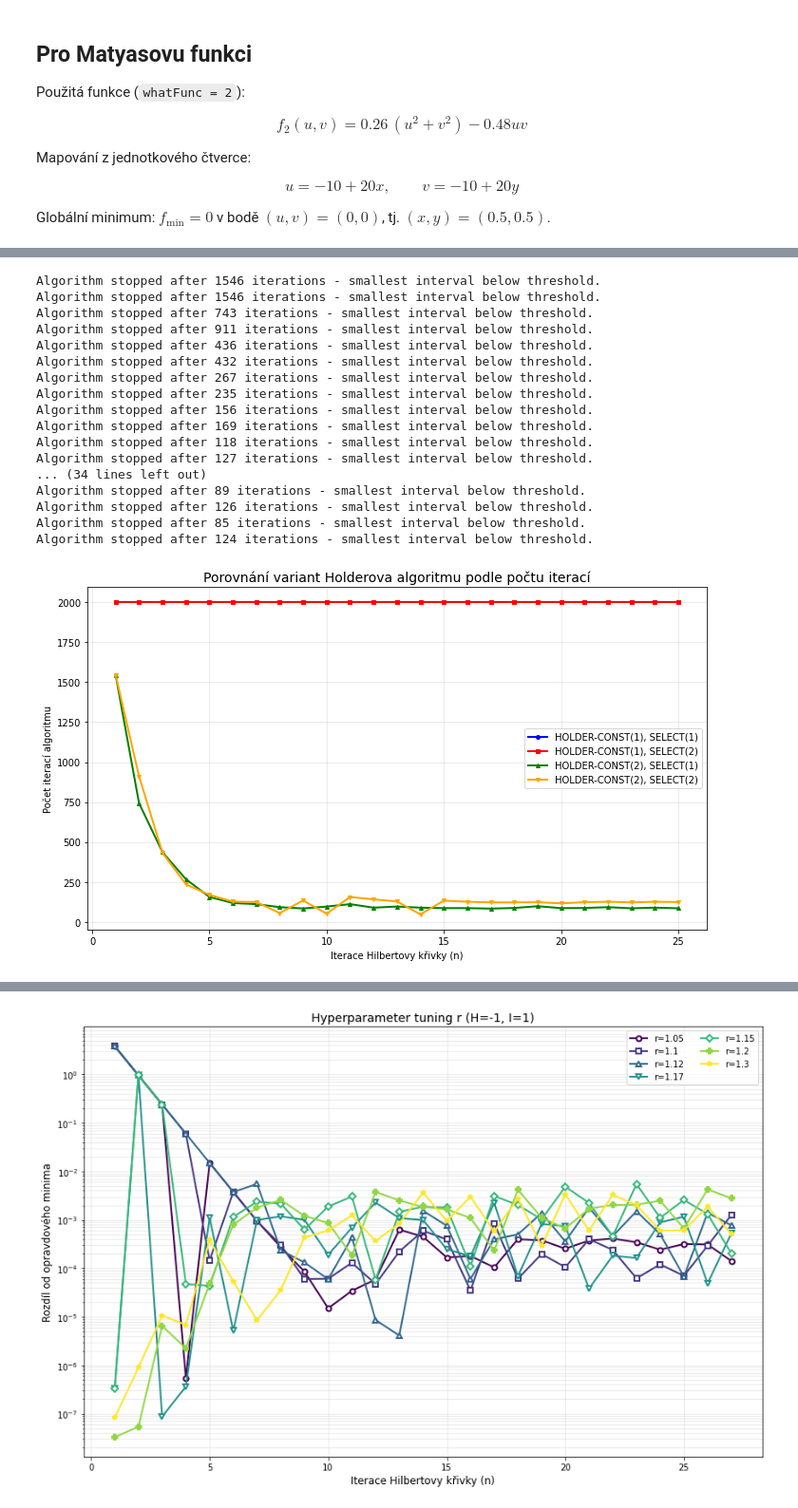
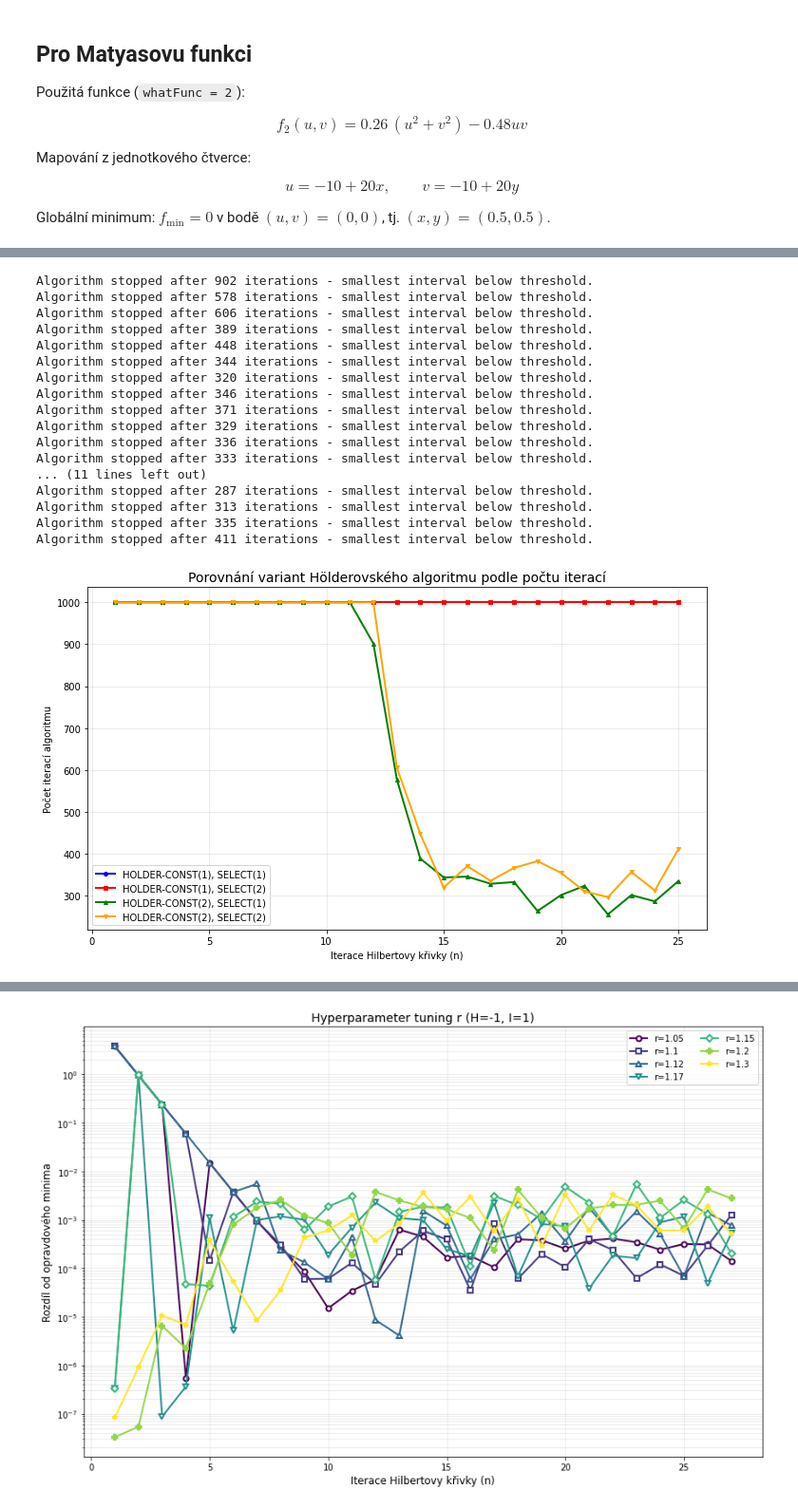
Before and after one commit to NIE0087/BP---prostor-vyplnujici-krivky, a Jupyter notebook: example2D.ipynb, the cells around one changed output, grey strips where cells are left out. Shown at 95% size. Saved outputs shown, nothing was run; the diff lists cells and outputs as text; code cells hidden in the pictures.

```diff
--- a/example2D.ipynb
+++ b/example2D.ipynb
@@ -118,7 +118,7 @@ Stopped by max_iter condition
 # %%
 errors =h2d.run_error_heatmap_round(
     H=2*((5)**(1/2)),
-    I=1,
+    I=2,
     r=1.1,
     max_iter=1500,
     whatFunc=0,
@@ -436,31 +432,31 @@ Algorithm stopped after 295 iterations - smallest interval below threshold.
 # %%
 h2d.compare_holder_variants_iterations(
     r=1.12,
-    eps=1e-3,
+    eps=1e-6,
     max_iter=1000,
     N_vals=[1,2,3,4,5,6,7,8,9,10,11,12,13,14,15,16,17,18,19,20,21,22,23,24,25],
     whatFunc=2,
     true_min=true_min3,
 )
 # %% [output]
-Algorithm stopped after 1546 iterations - smallest interval below threshold.
-Algorithm stopped after 1546 iterations - smallest interval below threshold.
-Algorithm stopped after 743 iterations - smallest interval below threshold.
-Algorithm stopped after 911 iterations - smallest interval below threshold.
-Algorithm stopped after 436 iterations - smallest interval below threshold.
-Algorithm stopped after 432 iterations - smallest interval below threshold.
-Algorithm stopped after 267 iterations - smallest interval below threshold.
-Algorithm stopped after 235 iterations - smallest interval below threshold.
-Algorithm stopped after 156 iterations - smallest interval below threshold.
-Algorithm stopped after 169 iterations - smallest interval below threshold.
-Algorithm stopped after 118 iterations - smallest interval below threshold.
-Algorithm stopped after 127 iterations - smallest interval below threshold.
-... (34 lines left out)
-Algorithm stopped after 89 iterations - smallest interval below threshold.
-Algorithm stopped after 126 iterations - smallest interval below threshold.
-Algorithm stopped after 85 iterations - smallest interval below threshold.
-Algorithm stopped after 124 iterations - smallest interval below threshold.
+Algorithm stopped after 902 iterations - smallest interval below threshold.
+Algorithm stopped after 578 iterations - smallest interval below threshold.
+Algorithm stopped after 606 iterations - smallest interval below threshold.
+Algorithm stopped after 389 iterations - smallest interval below threshold.
+Algorithm stopped after 448 iterations - smallest interval below threshold.
+Algorithm stopped after 344 iterations - smallest interval below threshold.
+Algorithm stopped after 320 iterations - smallest interval below threshold.
+Algorithm stopped after 346 iterations - smallest interval below threshold.
+Algorithm stopped after 371 iterations - smallest interval below threshold.
+Algorithm stopped after 329 iterations - smallest interval below threshold.
+Algorithm stopped after 336 iterations - smallest interval below threshold.
+Algorithm stopped after 333 iterations - smallest interval below threshold.
+... (11 lines left out)
+Algorithm stopped after 287 iterations - smallest interval below threshold.
+Algorithm stopped after 313 iterations - smallest interval below threshold.
+Algorithm stopped after 335 iterations - smallest interval below threshold.
+Algorithm stopped after 411 iterations - smallest interval below threshold.
-[figure, old version]
+[figure, new version]
 # %%
 results, df = h2d.compare_iterations_by_curve_order(
     n_values=[10,11,12,13,14,15,16,17,18,19,20,21,22,23,24,25],
```
Also changed, not shown: parts of 13 cells of this notebook, 6 other files.
